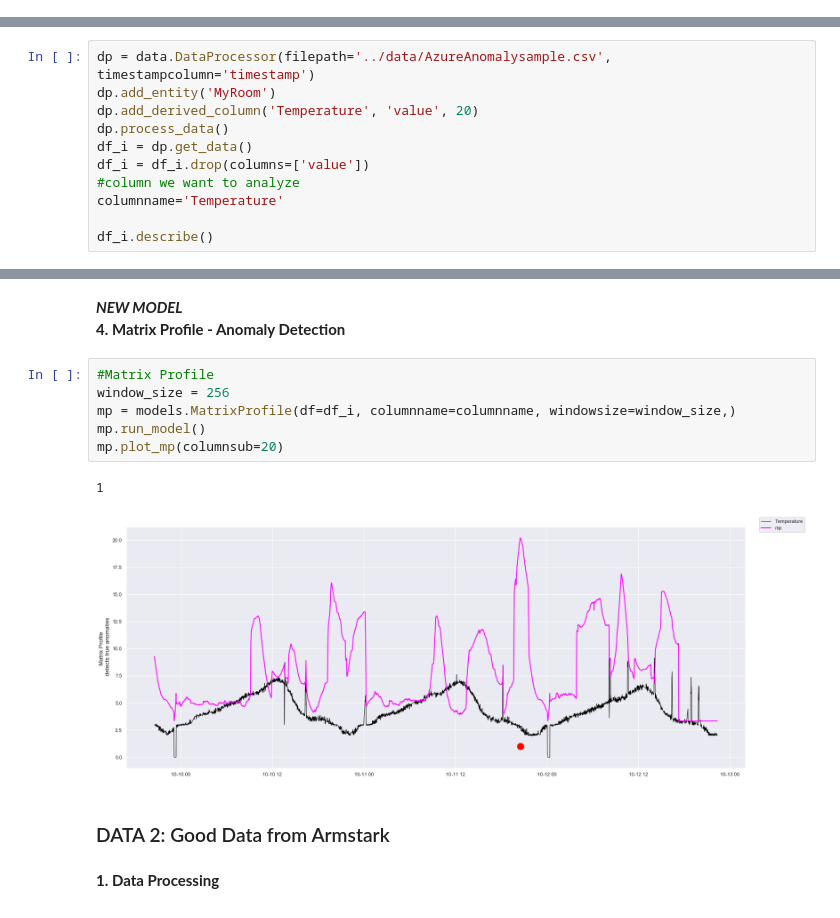
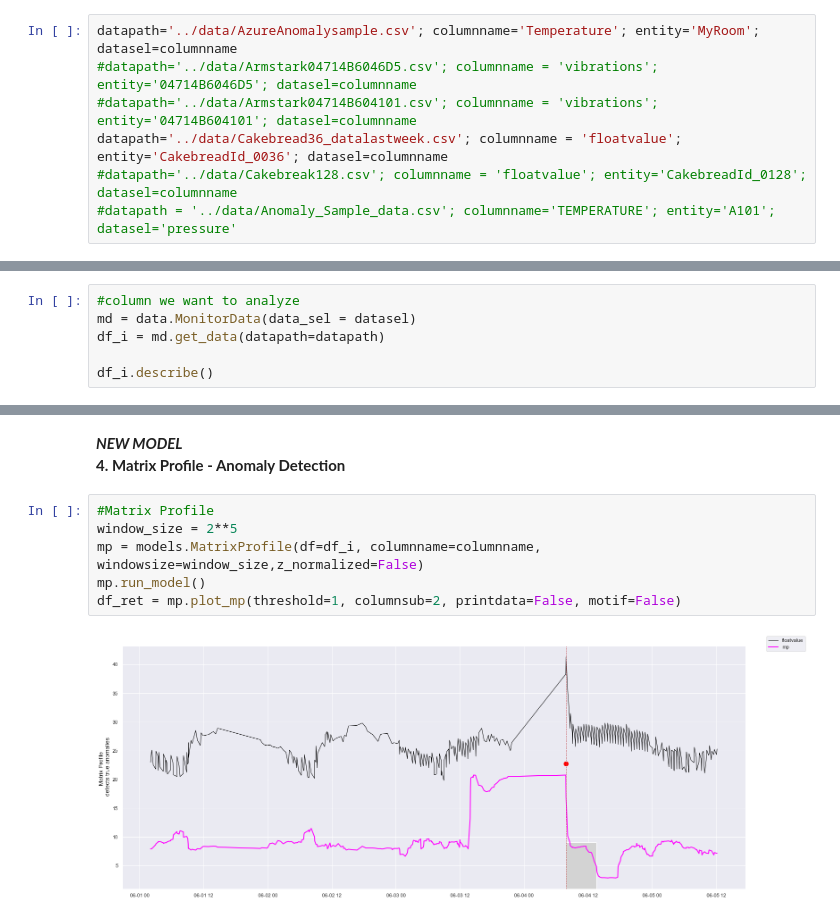
Before and after one commit to singhshraddha/ss-iotfunctions, a Jupyter notebook: notebooks/ComparingAnomalyModels.ipynb, the cells around one changed output, grey strips where cells are left out. Cells and saved outputs as stored; diff of their text form.

```diff
--- a/notebooks/ComparingAnomalyModels.ipynb
+++ b/notebooks/ComparingAnomalyModels.ipynb
@@ -50,13 +55,9 @@ For a given data run the following cells in order <br>
+# %%
+datapath='../data/AzureAnomalysample.csv'; columnname='Temperature'; entity='MyRoom'; datasel=columnname
+#datapath='../data/Armstark04714B6046D5.csv'; columnname = 'vibrations'; entity='04714B6046D5'; datasel=columnname
+#datapath='../data/Armstark04714B604101.csv'; columnname = 'vibrations'; entity='04714B604101'; datasel=columnname
+datapath='../data/Cakebread36_datalastweek.csv'; columnname = 'floatvalue'; entity='CakebreadId_0036'; datasel=columnname
+#datapath='../data/Cakebreak128.csv'; columnname = 'floatvalue'; entity='CakebreadId_0128'; datasel=columnname
+#datapath = '../data/Anomaly_Sample_data.csv'; columnname='TEMPERATURE'; entity='A101'; datasel='pressure'
 # %% [markdown]
 **1. Data Processing**
-# %%
-dp = data.DataProcessor(filepath='../data/AzureAnomalysample.csv', timestampcolumn='timestamp')
-dp.add_entity('MyRoom')
-dp.add_derived_column('Temperature', 'value', 20)
-dp.process_data()
-df_i = dp.get_data()
-df_i = df_i.drop(columns=['value'])
-#column we want to analyze
-columnname='Temperature'
-
-df_i.describe()
@@ -117,0 +64,6 @@ AttributeError: module 'matplotlib' has no attribute 'backends'
+# %%
+#column we want to analyze
+md = data.MonitorData(data_sel = datasel)
+df_i = md.get_data(datapath=datapath)
+
+df_i.describe()
@@ -158,14 +118,9 @@ em.plot_all(df_plot)
 **4. Matrix Profile - Anomaly Detection**
 # %%
 #Matrix Profile
-window_size = 256
-mp = models.MatrixProfile(df=df_i, columnname=columnname, windowsize=window_size,)
+window_size = 2**5
+mp = models.MatrixProfile(df=df_i, columnname=columnname, windowsize=window_size,z_normalized=False)
 mp.run_model()
-mp.plot_mp(columnsub=20)
+df_ret = mp.plot_mp(threshold=1, columnsub=2, printdata=False, motif=False)
 # %% [output]
-1
-[figure, old version]
+[figure, new version]
-# %% [markdown]
-### DATA 2: Good Data from Armstark
-# %% [markdown]
-**1. Data Processing**
```
Also changed, not shown: parts of 25 cells of this notebook, 5 other files.
